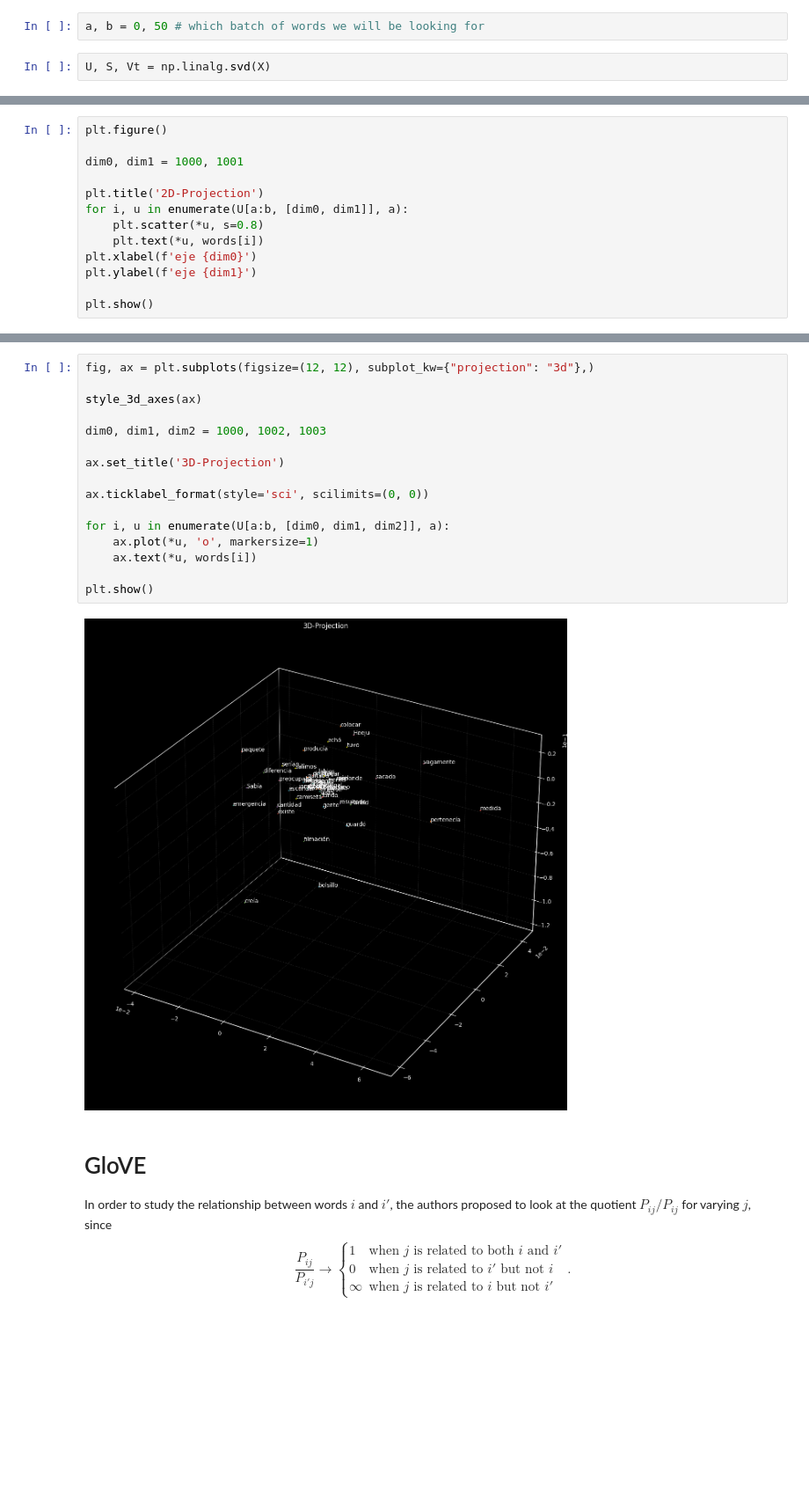
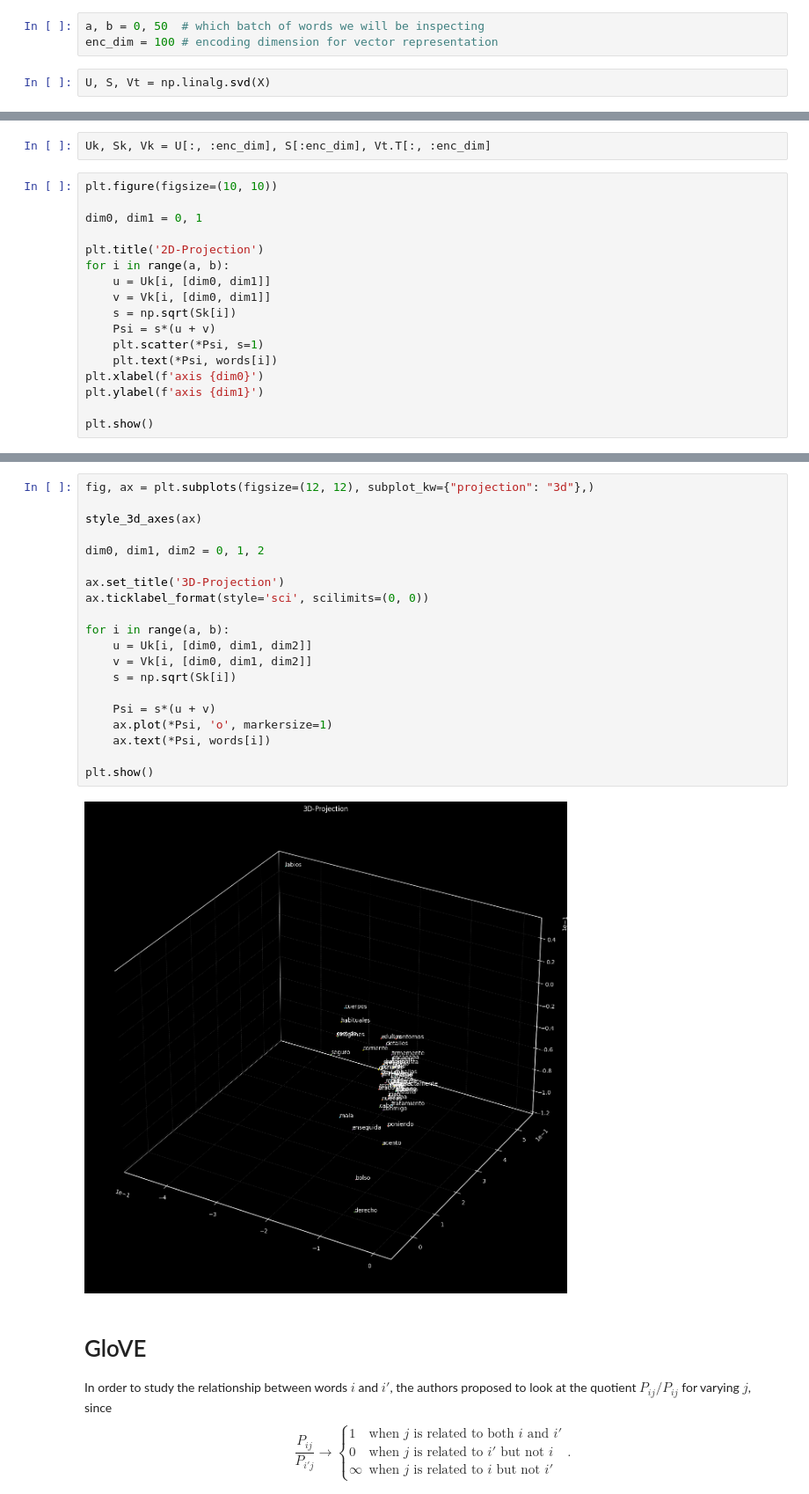
Before and after one commit to sebastian-sanchez-s/sebastian-sanchez-s.github.io, a Jupyter notebook: projects/WordEmbedding/WordEmbedding.ipynb, the cells around one changed output, grey strips where cells are left out. Shown at 88% size. Drawn from its saved outputs; the diff is of its cells as text; blank space fills up the shorter version.

```diff
--- a/projects/WordEmbedding/WordEmbedding.ipynb
+++ b/projects/WordEmbedding/WordEmbedding.ipynb
@@ -151,4 +160,5 @@ Denote by $e_i$ the canonical vector, then $e_i^T X$ is roughly the probability
 # %%
-a, b = 0, 50 # which batch of words we will be looking for
+a, b = 0, 50  # which batch of words we will be inspecting
+enc_dim = 100 # encoding dimension for vector representation
 # %%
 U, S, Vt = np.linalg.svd(X)
@@ -155,14 +172,20 @@ U, S, Vt = np.linalg.svd(X)
+# %%
+Uk, Sk, Vk = U[:, :enc_dim], S[:enc_dim], Vt.T[:, :enc_dim]
 # %%
-plt.figure()
+plt.figure(figsize=(10, 10))
 
-dim0, dim1 = 1000, 1001
+dim0, dim1 = 0, 1
 
 plt.title('2D-Projection')
-for i, u in enumerate(U[a:b, [dim0, dim1]], a):
-    plt.scatter(*u, s=0.8)
-    plt.text(*u, words[i])
-plt.xlabel(f'eje {dim0}')
-plt.ylabel(f'eje {dim1}')
+for i in range(a, b):
+    u = Uk[i, [dim0, dim1]]
+    v = Vk[i, [dim0, dim1]]
+    s = np.sqrt(Sk[i])
+    Psi = s*(u + v)
+    plt.scatter(*Psi, s=1)
+    plt.text(*Psi, words[i])
+plt.xlabel(f'axis {dim0}')
+plt.ylabel(f'axis {dim1}')
 
 plt.show()
 # %% [output]
@@ -170,21 +193,25 @@ plt.show()
 # %%
 fig, ax = plt.subplots(figsize=(12, 12), subplot_kw={"projection": "3d"},)
 
 style_3d_axes(ax)
 
-dim0, dim1, dim2 = 1000, 1002, 1003
+dim0, dim1, dim2 = 0, 1, 2
 
 ax.set_title('3D-Projection')
-
 ax.ticklabel_format(style='sci', scilimits=(0, 0))
 
-for i, u in enumerate(U[a:b, [dim0, dim1, dim2]], a):
-    ax.plot(*u, 'o', markersize=1)
-    ax.text(*u, words[i])
+for i in range(a, b):
+    u = Uk[i, [dim0, dim1, dim2]]
+    v = Vk[i, [dim0, dim1, dim2]]
+    s = np.sqrt(Sk[i])
+
+    Psi = s*(u + v)
+    ax.plot(*Psi, 'o', markersize=1)
+    ax.text(*Psi, words[i])
 
 plt.show()
 # %% [output]
-[figure, old version]
+[figure, new version]
 # %% [markdown]
 # GloVE
 
```
Also changed, not shown: parts of 13 cells of this notebook, 2 other files.
